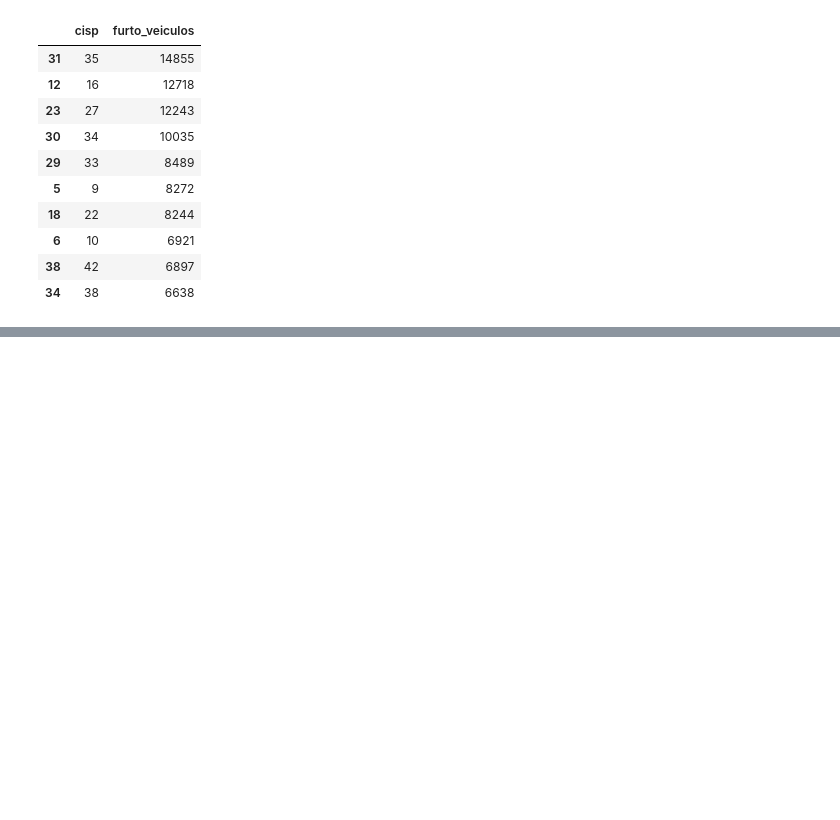
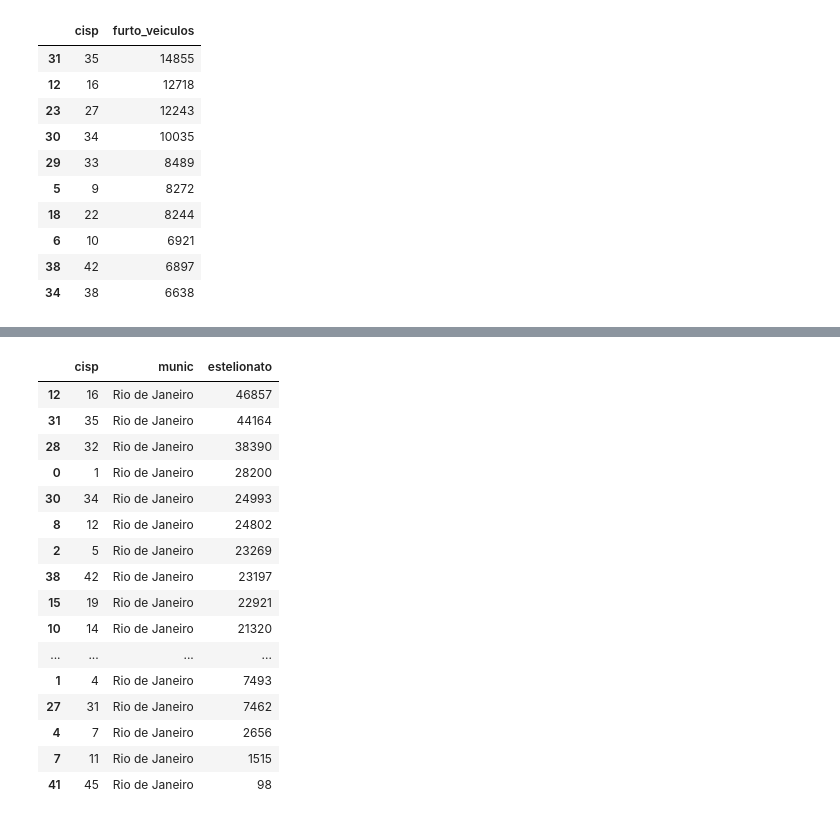
Before and after one commit to thaysamcosta-code/UC2-SENAC_DADOS, a Jupyter notebook: ISP.ipynb, the cells around one changed output, grey strips where cells are left out. Saved outputs shown, nothing was run; the diff lists cells and outputs as text; code cells hidden in the pictures; blank space fills up the shorter version.

```diff
--- a/ISP.ipynb
+++ b/ISP.ipynb
@@ -2,7 +2,7 @@
 import pandas as pd
 # %%
 dados = "https://www.ispdados.rj.gov.br/Arquivos/BaseDPEvolucaoMensalCisp.csv"
-df = pd.read_csv(dados, encoding = 'latin-1', sep = ';')
+df = pd.read_csv(dados, encoding = 'latin1', sep = ';')
 df
 # %% [output]
 |  | cisp | mes | ano | mes_ano | aisp | risp | munic | mcirc | regiao | hom_doloso | ... | ... |
@@ -101,8 +101,7 @@ df_cisp
 | 129 | 155 | 47 |
 138 rows × 2 columns
 # %%
-df = df.columns
-df
+df.columns
 # %% [output]
 Index(['cisp', 'mes', 'ano', 'mes_ano', 'aisp', 'risp', 'munic', 'mcirc',
        'regiao', 'hom_doloso', 'lesao_corp_morte', 'latrocinio', 'cvli',
@@ -178,0 +182,2 @@ df_capital_furto.head(10)
+# %%
+df_capital = df[df['munic'] == 'Rio de Janeiro']
@@ -178,0 +427,22 @@ df_capital_furto.head(10)
+# %%
+df_cisp_capital = df_capital.groupby(['cisp', 'munic'])['estelionato'].sum().reset_index()
+df_cisp_capital = df_cisp_capital.sort_values(by='estelionato', ascending=False)
+df_cisp_capital
+# %% [output]
+|  | cisp | munic | estelionato |
+| 12 | 16 | Rio de Janeiro | 46857 |
+| 31 | 35 | Rio de Janeiro | 44164 |
+| 28 | 32 | Rio de Janeiro | 38390 |
+| 0 | 1 | Rio de Janeiro | 28200 |
+| 30 | 34 | Rio de Janeiro | 24993 |
+| 8 | 12 | Rio de Janeiro | 24802 |
+| 2 | 5 | Rio de Janeiro | 23269 |
+| 38 | 42 | Rio de Janeiro | 23197 |
+| 15 | 19 | Rio de Janeiro | 22921 |
+| 10 | 14 | Rio de Janeiro | 21320 |
+| ... | ... | ... | ... |
+| 1 | 4 | Rio de Janeiro | 7493 |
+| 27 | 31 | Rio de Janeiro | 7462 |
+| 4 | 7 | Rio de Janeiro | 2656 |
+| 7 | 11 | Rio de Janeiro | 1515 |
+| 41 | 45 | Rio de Janeiro | 98 |
```
Also changed, not shown: parts of 25 cells of this notebook, 1 other file.
